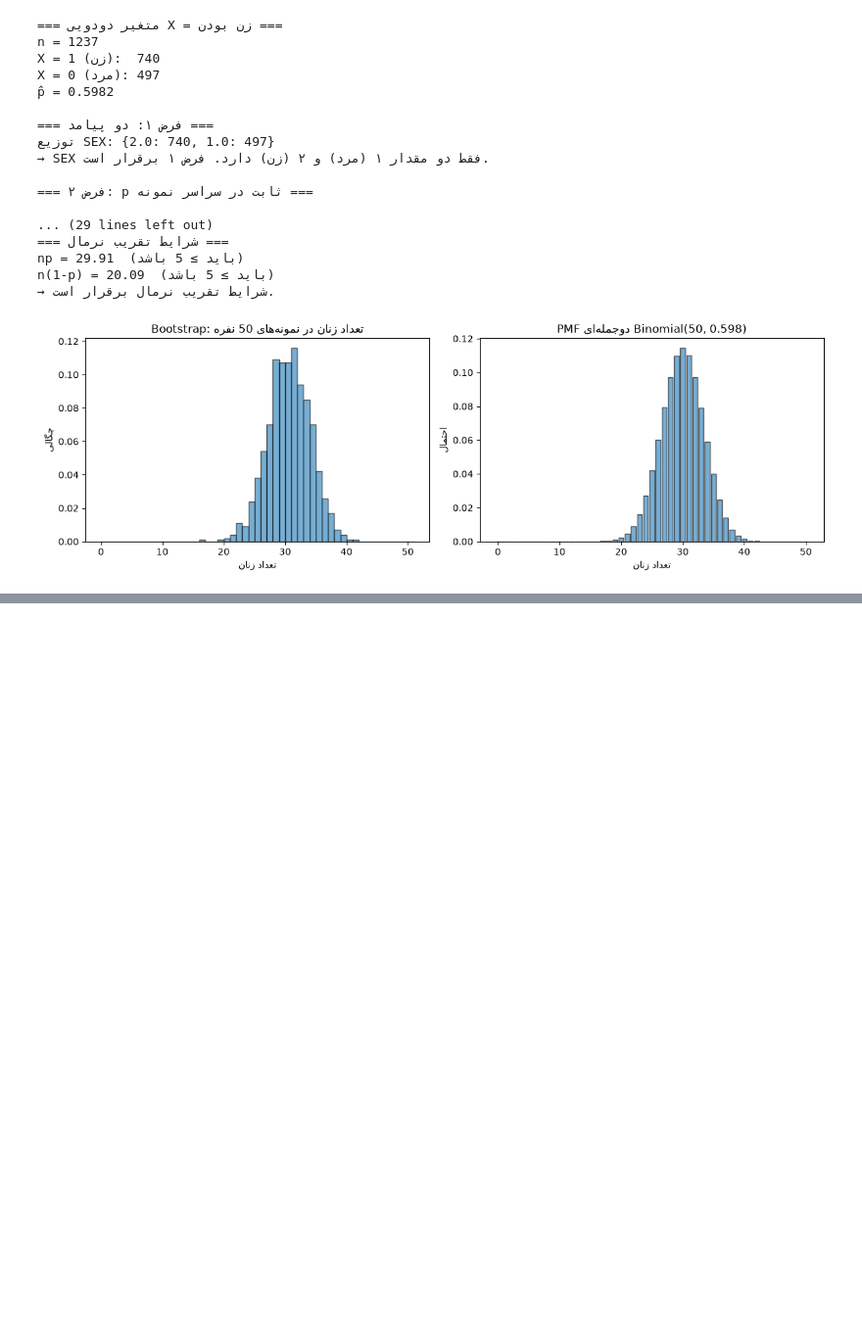
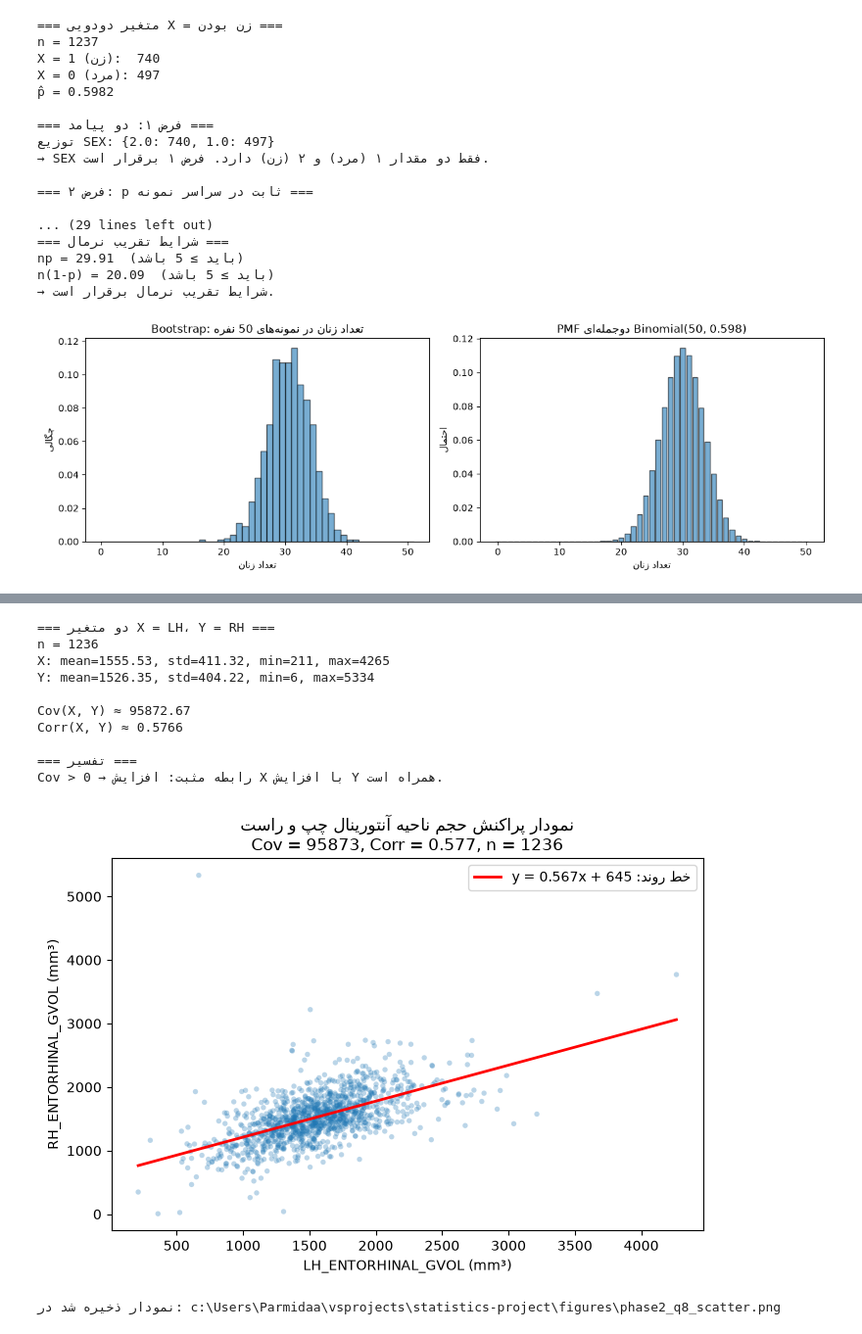
Before and after one commit to Parmida-D/statistics-project, a Jupyter notebook: notebooks/phase2_eda.ipynb, the cells around one changed output, grey strips where cells are left out. Shown at 98% size. Cells and saved outputs as stored; diff of their text form; code cells hidden in the pictures; blank space fills up the shorter version.

```diff
--- a/notebooks/phase2_eda.ipynb
+++ b/notebooks/phase2_eda.ipynb
@@ -567,0 +654,80 @@ D'Agostino-Pearson: statistic = 14.3492, p = 7.6578e-04
+# %%
+
+# q8
+# دو متغیر: X = LH_ENTORHINAL_GVOL، Y = RH_ENTORHINAL_GVOL
+# ============================================================
+df_pair = df_clean[["LH_ENTORHINAL_GVOL", "RH_ENTORHINAL_GVOL"]].dropna()
+# حذف صفرها (خطای احتمالی FreeSurfer)
+df_pair = df_pair[(df_pair["LH_ENTORHINAL_GVOL"] > 0) &
+                  (df_pair["RH_ENTORHINAL_GVOL"] > 0)]
+
+x = df_pair["LH_ENTORHINAL_GVOL"].values
+y = df_pair["RH_ENTORHINAL_GVOL"].values
+n = len(x)
+
+print("=== دو متغیر X = LH، Y = RH ===")
+print(f"n = {n}")
+print(f"X: mean={x.mean():.2f}, std={x.std(ddof=1):.2f}, min={x.min():.0f}, max={x.max():.0f}")
+print(f"Y: mean={y.mean():.2f}, std={y.std(ddof=1):.2f}, min={y.min():.0f}, max={y.max():.0f}")
+
+# ============================================================
+# کوواریانس تجربی (نمونه)
+# ============================================================
+cov_xy = np.cov(x, y, ddof=1)[0, 1]
+corr_xy = np.corrcoef(x, y)[0, 1]
+
+print(f"\nCov(X, Y) ≈ {cov_xy:.2f}")
+print(f"Corr(X, Y) ≈ {corr_xy:.4f}")
+
+# ============================================================
+# تفسیر علامت کوواریانس
+# ============================================================
+print("\n=== تفسیر ===")
+if cov_xy > 0:
+    print("Cov > 0 → رابطه مثبت: افزایش X با افزایش Y همراه است.")
+elif cov_xy < 0:
+    print("Cov < 0 → رابطه منفی: افزایش X با کاهش Y همراه است.")
+else:
+    print("Cov ≈ 0 → رابطه خطی ضعیف.")
+
+# ============================================================
+# نمودار پراکنش
+# ============================================================
+fig, ax = plt.subplots(figsize=(7, 5))
+ax.scatter(x, y, alpha=0.3, s=15, edgecolor='none')
+
+# خط روند
+m, b = np.polyfit(x, y, 1)
+xs = np.linspace(x.min(), x.max(), 100)
+ax.plot(xs, m*xs + b, 'r-', lw=2, label=f'خط روند: y = {m:.3f}x + {b:.0f}')
+
+ax.set_xlabel('LH_ENTORHINAL_GVOL (mm³)')
+ax.set_ylabel('RH_ENTORHINAL_GVOL (mm³)')
+ax.set_title(f'نمودار پراکنش حجم ناحیه آنتورینال چپ و راست\n'
+             f'Cov = {cov_xy:.0f}, Corr = {corr_xy:.3f}, n = {n}')
+ax.legend()
+plt.tight_layout()
+
+# ---------- ذخیره ----------
+ROOT = Path.cwd()
+while ROOT.name and not (ROOT / ".git").exists():
+    ROOT = ROOT.parent
+FIGS_DIR = ROOT / "figures"
+FIGS_DIR.mkdir(exist_ok=True)
+out_path = FIGS_DIR / "phase2_q8_scatter.png"
+plt.savefig(out_path, dpi=150, bbox_inches='tight')
+plt.show()
+print(f"\nنمودار ذخیره شد در: {out_path}")
+# %% [output]
+=== دو متغیر X = LH، Y = RH ===
+n = 1236
+X: mean=1555.53, std=411.32, min=211, max=4265
+Y: mean=1526.35, std=404.22, min=6, max=5334
+
+Cov(X, Y) ≈ 95872.67
+Corr(X, Y) ≈ 0.5766
+
+=== تفسیر ===
+Cov > 0 → رابطه مثبت: افزایش X با افزایش Y همراه است.
+[figure, added]
+نمودار ذخیره شد در: c:\Users\Parmidaa\vsprojects\statistics-project\figures\phase2_q8_scatter.png
```
Also changed, not shown: parts of 6 cells of this notebook, 5 other files.
